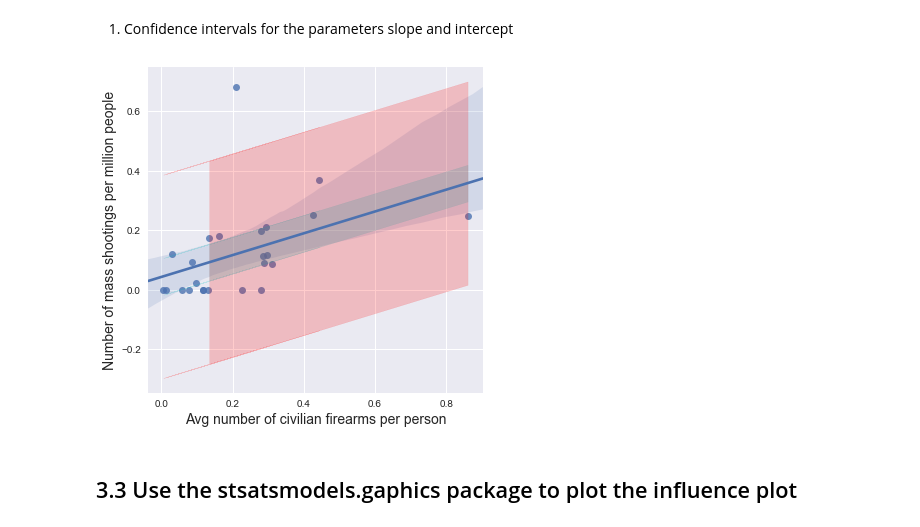
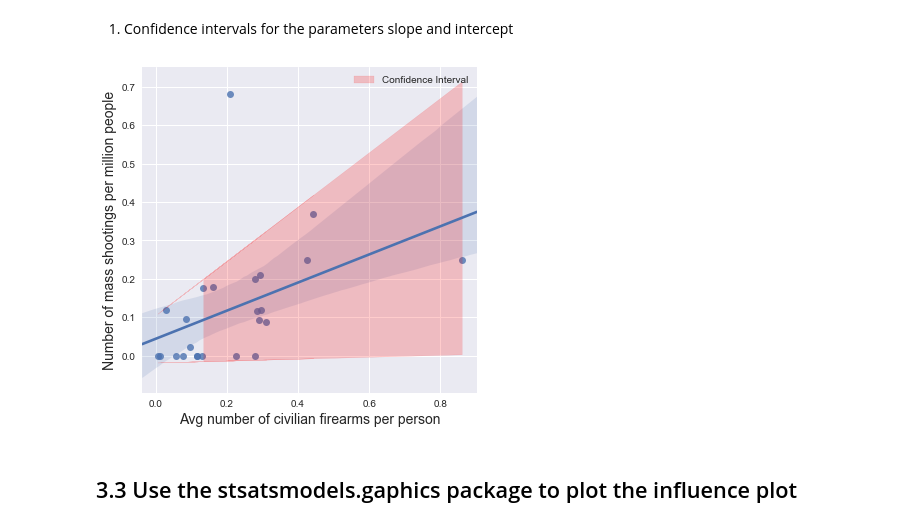
Before and after one commit to ywnch/PUI2017_ywc249, a Jupyter notebook: HW5_ywc249/HW5-3.ipynb, the cells around one changed output. Saved outputs shown, nothing was run; the diff lists cells and outputs as text; code cells hidden in the pictures.

```diff
--- a/HW5_ywc249/HW5-3.ipynb
+++ b/HW5_ywc249/HW5-3.ipynb
@@ -566,21 +566,26 @@ The coefficient is larger but no longer significant. There may not exist a quadr
 # %%
 # calculate CI
 n = len(df)
 y_fit = lm1.fittedvalues
 sigma = np.sqrt(sum((df['shoot_pp'] - y_fit) ** 2) / n)
 tp = sp.stats.t.ppf(0.975, n-2)
-ci_a = tp * np.sqrt(sigma ** 2 / (n - 2))
-ci_b = tp * (np.sqrt(n) * sigma) / np.sqrt((n - 2) * (sum((df['arms_pp'] - df['arms_pp'].mean()) ** 2)))
+ci_a = tp * np.sqrt(sigma ** 2 / (n - 2)) # intercept
+ci_b = tp * (np.sqrt(n) * sigma) / np.sqrt((n - 2) * (sum((df['arms_pp'] - df['arms_pp'].mean()) ** 2))) # slope
+
+# create upper and lower boundaries of CI: y = ax + b
+upper = lm1.params[0] + ci_a + df['arms_pp'] * (lm1.params[1] + ci_b)
+lower = lm1.params[0] - ci_a + df['arms_pp'] * (lm1.params[1] - ci_b)
 
 # plot CI
 pl.figure(figsize=(6, 6))
 sns.regplot(x='arms_pp', y='shoot_pp', data=df)
 pl.xlabel('Avg number of civilian firearms per person', fontsize=14)
 pl.ylabel('Number of mass shootings per million people', fontsize=14);
-pl.fill_between(df['arms_pp'], y_fit - ci_a, y_fit + ci_a, color='c', alpha=0.2)
-pl.fill_between(df['arms_pp'], y_fit - ci_b, y_fit + ci_b, color='r', alpha=0.2);
+pl.fill_between(df['arms_pp'], lower, upper, color='r', alpha=0.2, label='Confidence Interval');
+pl.legend()
+pl.show();
 # %% [output]
-[figure, old version]
+[figure, new version]
 # %% [markdown]
 ## 3.3 Use the stsatsmodels.gaphics package to plot the influence plot
 # %%
```
Also changed, not shown: parts of 3 cells of this notebook, 1 other file.
